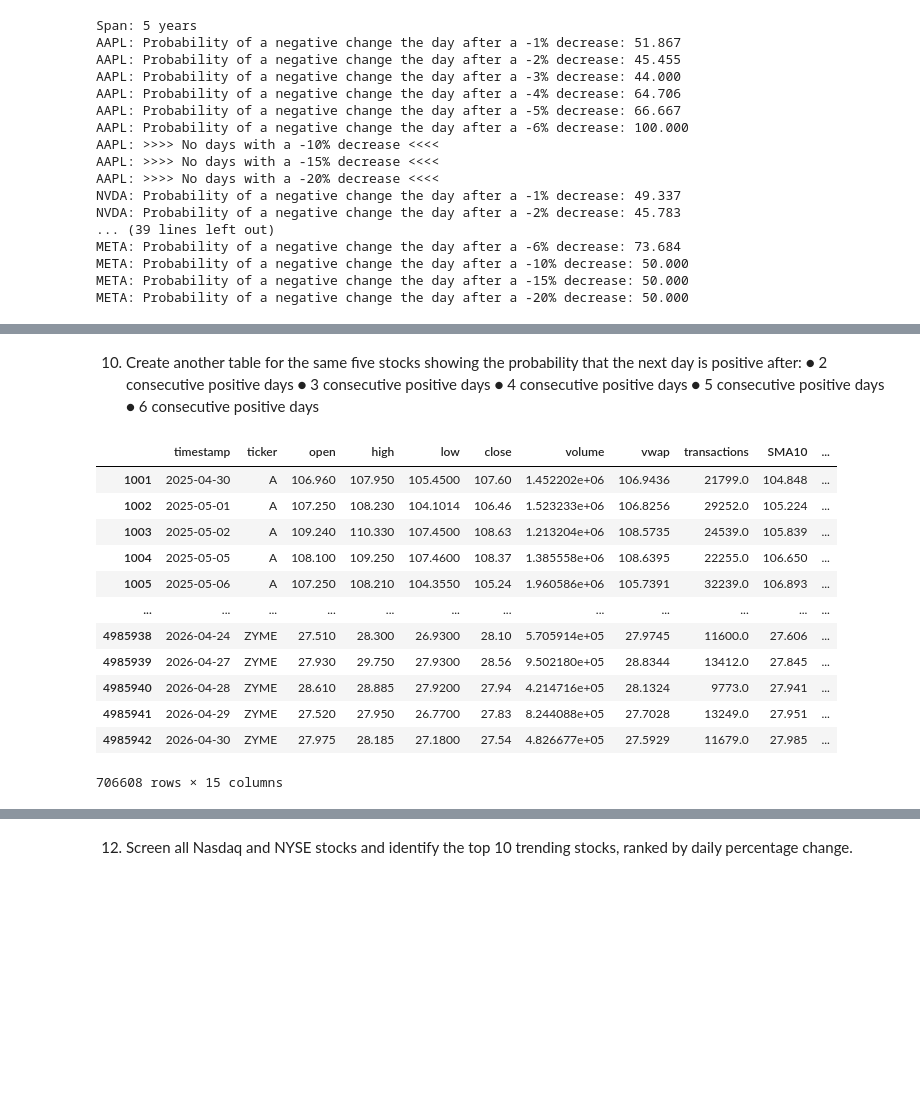
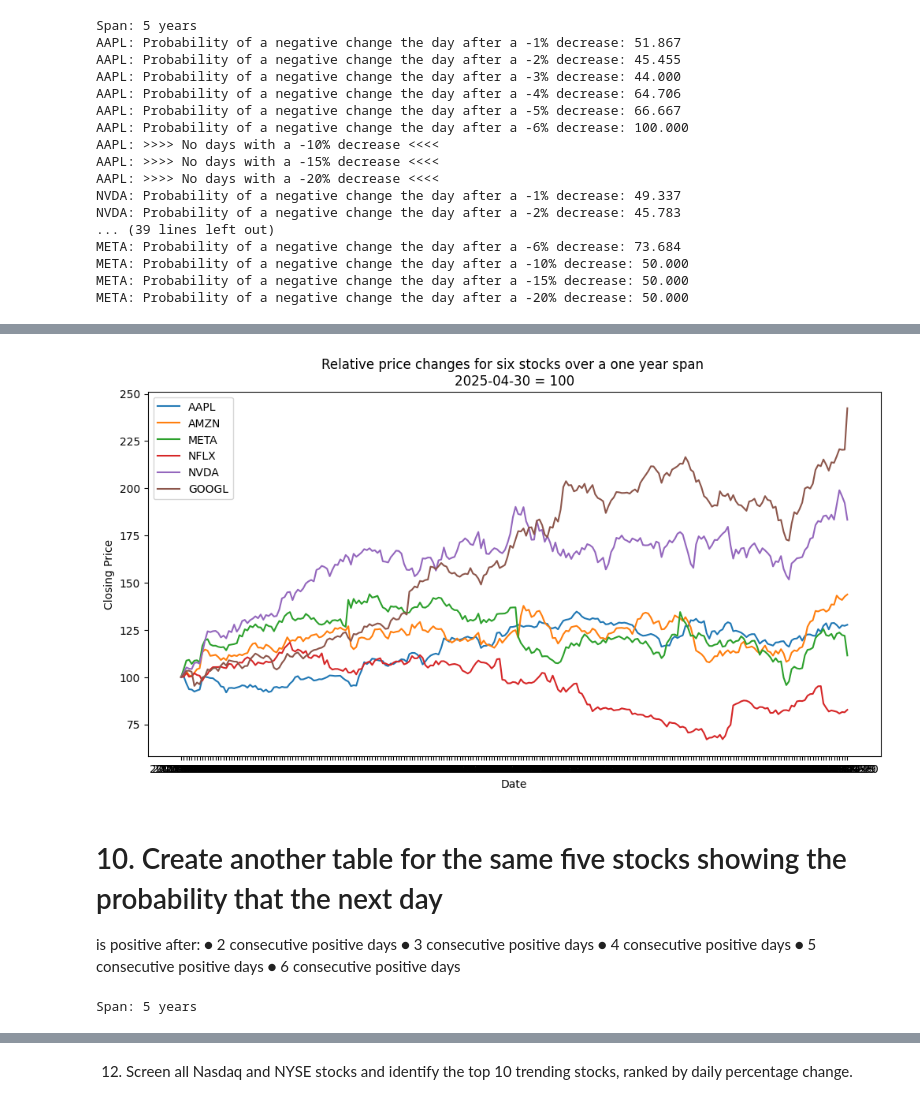
Before and after one commit to matthewcavanaugh96/megalabs, a Jupyter notebook: stock_prediction/PART1 b - EDA.ipynb, the cells around one changed output, grey strips where cells are left out. Drawn from its saved outputs; the diff is of its cells as text; code cells hidden in the pictures; blank space fills up the shorter version.

```diff
--- a/stock_prediction/PART1 b - EDA.ipynb
+++ b/stock_prediction/PART1 b - EDA.ipynb
@@ -274,7 +271,0 @@ Something I was curious about?
-# %%
-x = [1, 2, 3, 4, 5]
-y = [1, 4, 6, 8, 4]
-
-plt.plot(x, y, color='blue') # Optional: plot the line itself
-plt.fill_between(x, y, color='skyblue', alpha=0.4) # Fill area below
-plt.show()
@@ -736,24 +624,54 @@ df_daily_one_year
+# %%
+import matplotlib.pyplot as plt
+
+
+daily_aapl_one_yr_resc = df_one_yr_resc[df_one_yr_resc['ticker'] == 'AAPL']
+daily_amzn_one_yr_resc = df_one_yr_resc[df_one_yr_resc['ticker'] == 'AMZN']
+daily_meta_one_yr_resc = df_one_yr_resc[df_one_yr_resc['ticker'] == 'META']
+daily_nflx_one_yr_resc = df_one_yr_resc[df_one_yr_resc['ticker'] == 'NFLX']
+daily_nvda_one_yr_resc = df_one_yr_resc[df_one_yr_resc['ticker'] == 'NVDA']
+daily_googl_one_yr_resc = df_one_yr_resc[df_one_yr_resc['ticker'] == 'GOOGL']
+
+# # Make sure timestamps are datetime
+# for df in [daily_aapl, daily_nvda, daily_amzn, daily_googl]:
+#     df['timestamp'] = pd.to_datetime(df['timestamp'])
+#     df.sort_values('timestamp', inplace=True)
+
+# Plot
+plt.figure(figsize=(12,6))
+
+plt.plot(daily_aapl_one_yr_resc['timestamp'], daily_aapl_one_yr_resc['close_pct_of_day1'], label='AAPL')
+plt.plot(daily_amzn_one_yr_resc['timestamp'], daily_amzn_one_yr_resc['close_pct_of_day1'], label='AMZN')
+plt.plot(daily_meta_one_yr_resc['timestamp'], daily_meta_one_yr_resc['close_pct_of_day1'], label='META')
+plt.plot(daily_nflx_one_yr_resc['timestamp'], daily_nflx_one_yr_resc['close_pct_of_day1'], label='NFLX')
+plt.plot(daily_nvda_one_yr_resc['timestamp'], daily_nvda_one_yr_resc['close_pct_of_day1'], label='NVDA')
+plt.plot(daily_googl_one_yr_resc['timestamp'], daily_googl_one_yr_resc['close_pct_of_day1'], label='GOOGL')
+
+
+plt.xlabel('Date')
+plt.ylabel('Closing Price')
+#plt.xticks(rotation=45)
+plt.title('Relative price changes for six stocks over a one year span \n2025-04-30 = 100')
+plt.legend()
+
+plt.show()
+# %% [output]
+[figure, added]
 # %% [markdown]
-10. Create another table for the same five stocks showing the probability that the next day
+# 10. Create another table for the same five stocks showing the probability that the next day
 is positive after:
 ● 2 consecutive positive days
 ● 3 consecutive positive days
 ● 4 consecutive positive days
 ● 5 consecutive positive days
 ● 6 consecutive positive days
-# %%
-df_daily_one_year
-# %% [output]
-|  | timestamp | ticker | open | high | low | close | volume | vwap | transactions | SMA10 | ... |
-| 1001 | 2025-04-30 | A | 106.960 | 107.950 | 105.4500 | 107.60 | 1.452202e+06 | 106.9436 | 21799.0 | 104.848 | ... |
-| 1002 | 2025-05-01 | A | 107.250 | 108.230 | 104.1014 | 106.46 | 1.523233e+06 | 106.8256 | 29252.0 | 105.224 | ... |
-| 1003 | 2025-05-02 | A | 109.240 | 110.330 | 107.4500 | 108.63 | 1.213204e+06 | 108.5735 | 24539.0 | 105.839 | ... |
-| 1004 | 2025-05-05 | A | 108.100 | 109.250 | 107.4600 | 108.37 | 1.385558e+06 | 108.6395 | 22255.0 | 106.650 | ... |
-| 1005 | 2025-05-06 | A | 107.250 | 108.210 | 104.3550 | 105.24 | 1.960586e+06 | 105.7391 | 32239.0 | 106.893 | ... |
-| ... | ... | ... | ... | ... | ... | ... | ... | ... | ... | ... | ... |
-| 4985938 | 2026-04-24 | ZYME | 27.510 | 28.300 | 26.9300 | 28.10 | 5.705914e+05 | 27.9745 | 11600.0 | 27.606 | ... |
-| 4985939 | 2026-04-27 | ZYME | 27.930 | 29.750 | 27.9300 | 28.56 | 9.502180e+05 | 28.8344 | 13412.0 | 27.845 | ... |
-| 4985940 | 2026-04-28 | ZYME | 28.610 | 28.885 | 27.9200 | 27.94 | 4.214716e+05 | 28.1324 | 9773.0 | 27.941 | ... |
-| 4985941 | 2026-04-29 | ZYME | 27.520 | 27.950 | 26.7700 | 27.83 | 8.244088e+05 | 27.7028 | 13249.0 | 27.951 | ... |
-| 4985942 | 2026-04-30 | ZYME | 27.975 | 28.185 | 27.1800 | 27.54 | 4.826677e+05 | 27.5929 | 11679.0 | 27.985 | ... |
-706608 rows × 15 columns
+# %%
+#ticker_list = df_daily_five_years['ticker'].unique().tolist()
+ticker_list = ['AAPL', 'NVDA', 'NFLX', 'AMZN', 'GOOGL', 'META']
+
+#thresholds = -1, -2, -3, -4, -5, -6, -10, -15, -20
+streak_lengths = 2, 3, 4, 5, 6, 7
+
+print("Span: 5 years")
+# %% [output]
+Span: 5 years
```
Also changed, not shown: parts of 33 cells of this notebook.
